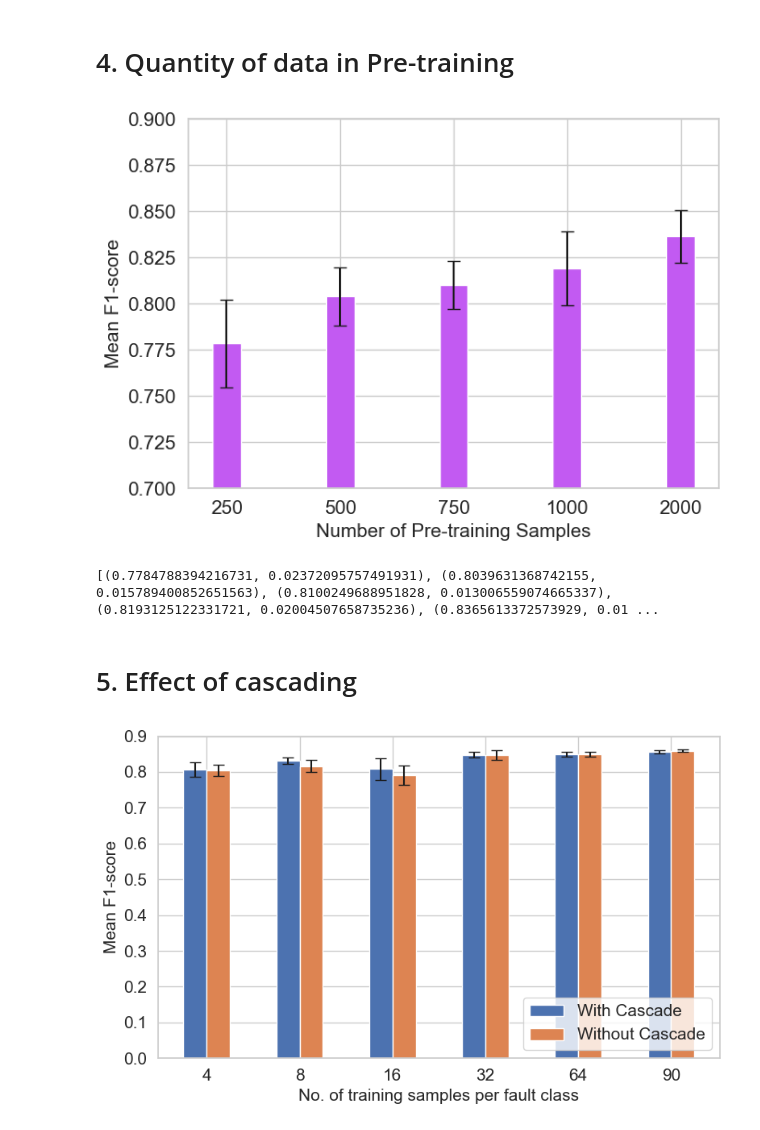
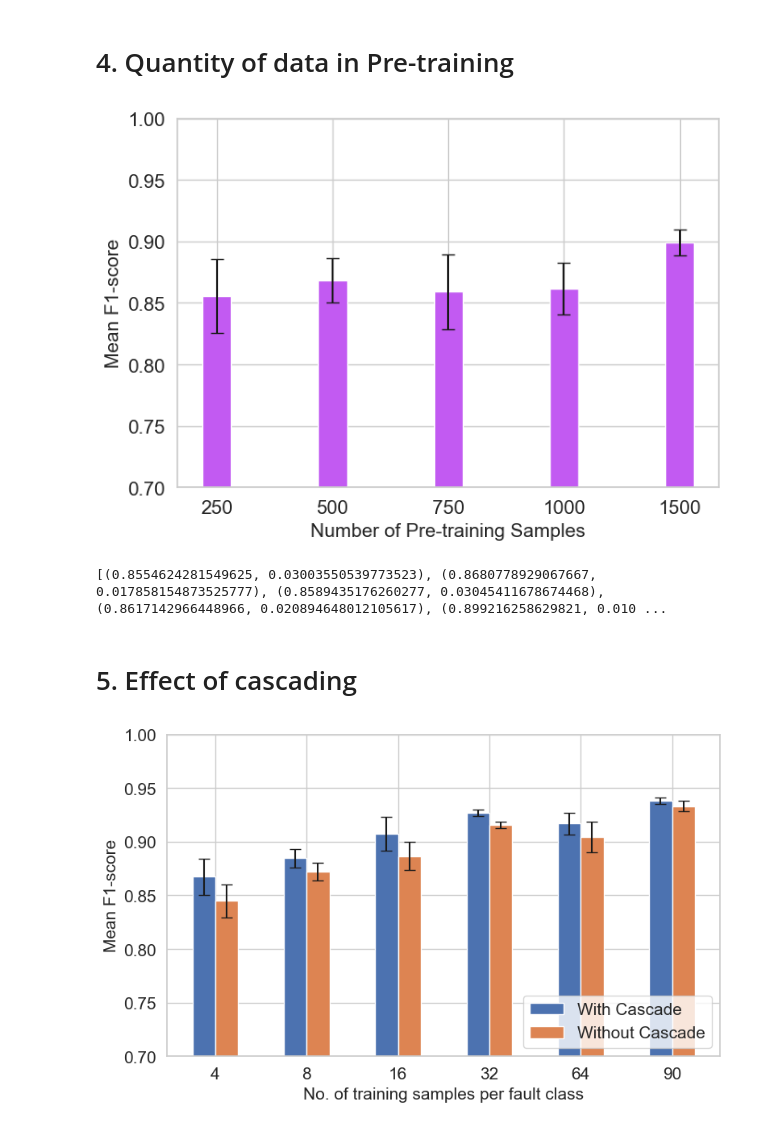
Before and after one commit to mohan696matlab/SSL_based_Hybrid_FDI, a Jupyter notebook: part_2_Ablation_Study.ipynb, the cells around one changed output. Saved outputs shown, nothing was run; the diff lists cells and outputs as text; code cells hidden in the pictures.

```diff
--- a/part_2_Ablation_Study.ipynb
+++ b/part_2_Ablation_Study.ipynb
@@ -292,7 +295,7 @@ def EffectOfWindowLength(w):
     F1_score_ft=[]
     for samples in set_of_samples:
         # again split it into train and test set to evaluate the RandomForest model
-        x_train,y_train,z_train = resample(X,Y,Z,samples)
+        x_train,y_train,z_train = Resample(X,Y,Z,samples)
         x_train = sc.transform(x_train.reshape(-1,x_train.shape[2])).reshape(x_train.shape)
         y_train = ohe.transform(y_train.reshape(-1,1))
 
@@ -300,7 +303,7 @@ def EffectOfWindowLength(w):
         X_sc = sc.transform(X.reshape(-1,X.shape[2])).reshape(X.shape)
         fine_tuned_model,_,_ = FineTunedModel(dl_model,x_train,y_train,X_sc,Y_ohe)
 
-        x_train,y_train,z_train = resample(X,Y,Z,50)
+        x_train,y_train,z_train = Resample(X,Y,Z,50)
         x_train = sc.transform(x_train.reshape(-1,x_train.shape[2])).reshape(x_train.shape)
 
         y_pred = fine_tuned_model.predict(x_train)
@@ -317,12 +320,12 @@ def EffectOfWindowLength(w):
 window_lengths = [5,10,20,40]
 
 
-# score_window=[]
+score_window=[]
 
-# for w in window_lengths:
-#     print(f"Experiment for window {w}")
-#     print("#"*20)
-#     score_window.append(EffectOfWindowLength(w))
+for w in window_lengths:
+    print(f"Experiment for window {w}")
+    print("#"*20)
+    score_window.append(EffectOfWindowLength(w))
 
 
 # Create a dataframe from the arrays
@@ -528,13 +549,13 @@ def SSL(data,w):
     F1_score_ft=[]
     for samples in set_of_samples:
         # again split it into train and test set to evaluate the RandomForest model
-        x_train,y_train,z_train = resample(X_sc,Y,Z,samples)
+        x_train,y_train,z_train = Resample(X_sc,Y,Z,samples)
         y_train = ohe.transform(y_train.reshape(-1,1))
 
         # Fine tune model
         fine_tuned_model,_,_ = FineTunedModel(dl_model,x_train,y_train,X_sc,Y_ohe)
 
-        x_train,y_train,z_train = resample(X_sc,Y,Z,50)
+        x_train,y_train,z_train = Resample(X_sc,Y,Z,50)
 
         y_pred = fine_tuned_model.predict(x_train)
         y_pred = ohe.inverse_transform(y_pred)
@@ -559,7 +580,7 @@ def supervised_training(data,w):
     score_lstm=[]
     for samples in set_of_samples:
         # Split data ito train and test
-        x_train,y_train,z_train = resample(X_sc,Y,Z,samples)
+        x_train,y_train,z_train = Resample(X_sc,Y,Z,samples)
         y_train = ohe.transform(y_train.reshape(-1,1))
         # Pretraining of the DL model using psuedo labels
         supervised_LSTM = DeepLearningModel(X_sc, Y_ohe,last_layer_activation='softmax',loss_fn='categorical_crossentropy')
@@ -567,7 +588,7 @@ def supervised_training(data,w):
         # Train the model with 20 epochs and batch size of 32, using the early stopping callback
         supervised_LSTM.fit(x_train, y_train, epochs=200, batch_size=int(len(x_train)*0.2), validation_data=(X_sc[::50],Y_ohe[::50]), callbacks=[early_stop],verbose=0)
 
-        x_train,y_train,z_train = resample(X,Y,Z,50)
+        x_train,y_train,z_train = Resample(X,Y,Z,50)
         x_train = sc.transform(x_train.reshape(-1,x_train.shape[2])).reshape(x_train.shape)
 
         y_pred = supervised_LSTM.predict(x_train)
@@ -587,8 +608,8 @@ import matplotlib.pyplot as plt
 set_of_samples = [4,8,16,32,64,90]
 
 # Define the number of repetitions
-num_repetitions = 10
-w_len=10
+num_repetitions = 5
+w_len=40
 
 # Initialize empty lists to store the results for different models
 arr_ssl_results = []
@@ -645,6 +666,7 @@ plt.xlabel('Training samples per fault class')
 plt.ylabel('F1-score')
 # plt.title('Comparison of Different Models for Varying Window Lengths')
 plt.xticks(index, [str(w) for w in set_of_samples])
+plt.ylim([0.7,1])
 plt.legend()
 plt.grid(visible=True)
 
@@ -744,7 +747,7 @@ def Effect_of_pretraining_data(pre_train_samples):
 # results_pts_all = []
 
 # # Pre-training sample sizes
-# Pre_Training_Samples = [25, 50, 75, 100, 200]
+# Pre_Training_Samples = [25, 50, 75, 100, 150]
 
 # # Experiment for different pre-training sample sizes
 # for pts in Pre_Training_Samples:
@@ -772,7 +775,7 @@ ax.set_xticklabels([str(pts*10) for pts in Pre_Training_Samples])
 ax.tick_params(axis='both', which='major', labelsize=15)
 # ax.legend(fontsize=15)
 ax.grid(visible=True)
-ax.set_ylim([0.7,0.9])
+ax.set_ylim([0.7,1])
 plt.tight_layout()
 
 # Increase DPI and save the figure
@@ -781,8 +784,8 @@ plt.show()
 
 print(results_pts_all)
 # %% [output]
-[figure, old version]
+[figure, new version]
-[(0.7784788394216731, 0.02372095757491931), (0.8039631368742155, 0.015789400852651563), (0.8100249688951828, 0.013006559074665337), (0.8193125122331721, 0.02004507658735236), (0.8365613372573929, 0.01 ...
+[(0.8554624281549625, 0.03003550539773523), (0.8680778929067667, 0.017858154873525777), (0.8589435176260277, 0.03045411678674468), (0.8617142966448966, 0.020894648012105617), (0.899216258629821, 0.010 ...
 # %% [markdown]
 # 5. Effect of cascading
 # %%
@@ -863,35 +866,35 @@ def Effect_of_cascading(num_samples):
 #     mean_f1_with_cascade = np.mean(f1_scores_with_cascade)
 #     std_error_f1_with_cascade = np.std(f1_scores_with_cascade, ddof=1) / np.sqrt(num_repetitions)
 #     results_with_cascade_all.append((mean_f1_with_cascade, std_error_f1_with_cascade))
 
 #     mean_f1_without_cascade = np.mean(f1_scores_without_cascade)
 #     std_error_f1_without_cascade = np.std(f1_scores_without_cascade, ddof=1) / np.sqrt(num_repetitions)
 #     results_without_cascade_all.append((mean_f1_without_cascade, std_error_f1_without_cascade))
 
 # Plotting the results with and without cascade
 bar_width = 0.25
 index = np.arange(len(Training_Samples))
 
 fig, ax = plt.subplots(figsize=(8, 5))
 
 ax.bar(index - bar_width/2, [mean_f1 for mean_f1, _ in results_with_cascade_all], bar_width, yerr=[std_error_f1 for _, std_error_f1 in results_with_cascade_all], capsize=5, label='With Cascade')
 ax.bar(index + bar_width/2, [mean_f1 for mean_f1, _ in results_without_cascade_all], bar_width, yerr=[std_error_f1 for _, std_error_f1 in results_without_cascade_all], capsize=5, label='Without Cascade')
 
 ax.set_xlabel('No. of training samples per fault class', fontsize=15)
 ax.set_ylabel('Mean F1-score', fontsize=15)
 ax.set_xticks(index)
 ax.set_xticklabels([str(pts) for pts in Training_Samples])
 ax.tick_params(axis='both', which='major', labelsize=15)
 ax.legend(fontsize=15,loc='lower right')
 ax.grid(visible=True)
-ax.set_ylim([0,0.9])
+ax.set_ylim([0.7,1])
 plt.tight_layout()
 
 # Increase DPI and save the figure
 plt.savefig('Plots/experiment_results_cascading.pdf', dpi=300)
 plt.show()
 # %% [output]
-[figure, old version]
+[figure, new version]
 # %%
 print(results_with_cascade_all)
 # %% [output]
```
Also changed, not shown: parts of 12 cells of this notebook, 5 other files.
